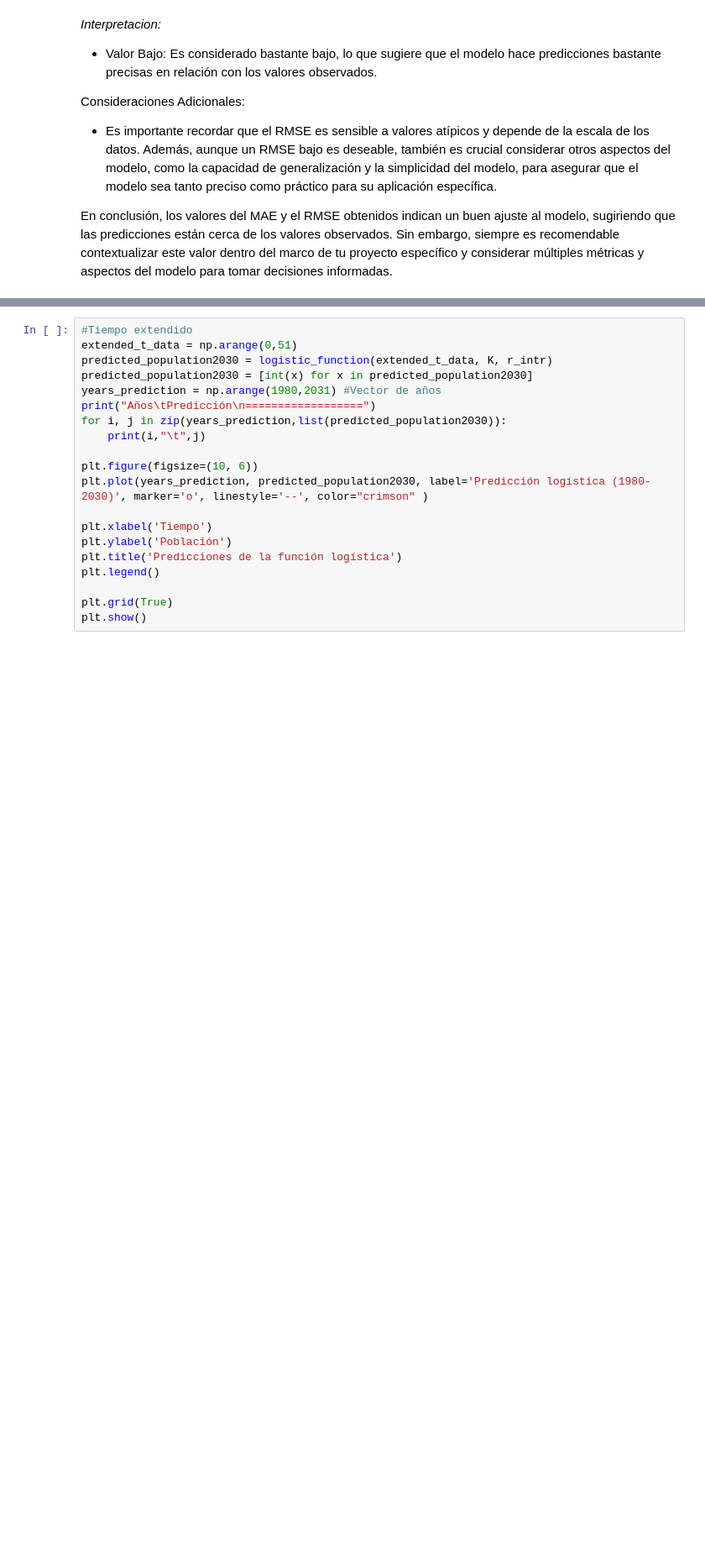
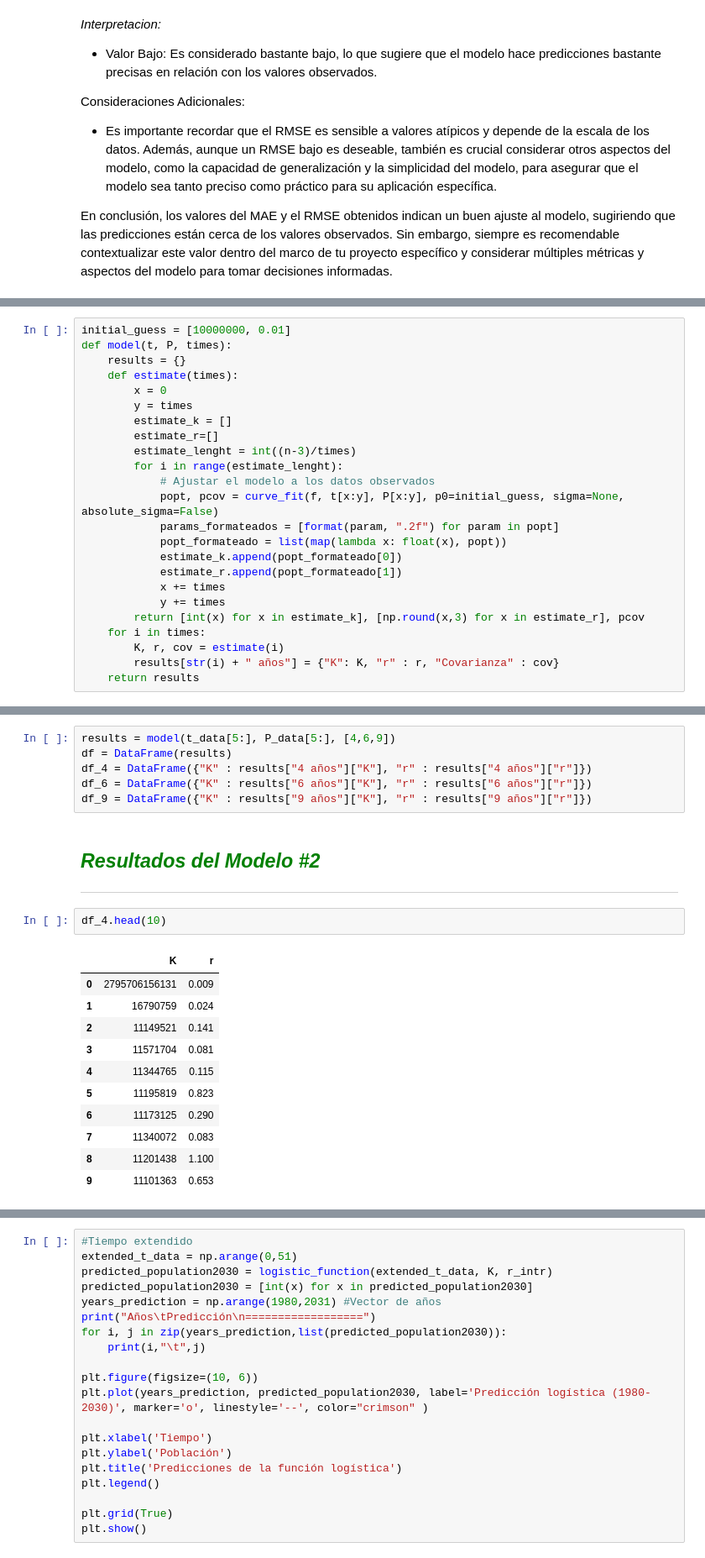
Before and after one commit to LFrench03/Modelo-de-Crecimiento-Poblacional, a Jupyter notebook: modelo.ipynb, the cells around one changed output, grey strips where cells are left out. Shown at 84% size. Cells and saved outputs as stored; diff of their text form; blank space fills up the shorter version.

```diff
--- a/modelo.ipynb
+++ b/modelo.ipynb
@@ -185 +189,25 @@ En conclusión, los valores del MAE y el RMSE obtenidos indican un buen ajuste a
+# %%
+initial_guess = [10000000, 0.01]
+def model(t, P, times):
+    results = {}
+    def estimate(times):
+        x = 0
+        y = times
+        estimate_k = []
+        estimate_r=[]
+        estimate_lenght = int((n-3)/times)
+        for i in range(estimate_lenght):
+            # Ajustar el modelo a los datos observados
+            popt, pcov = curve_fit(f, t[x:y], P[x:y], p0=initial_guess, sigma=None, absolute_sigma=False)
+            params_formateados = [format(param, ".2f") for param in popt]
+            popt_formateado = list(map(lambda x: float(x), popt))
+            estimate_k.append(popt_formateado[0])
+            estimate_r.append(popt_formateado[1])
+            x += times
+            y += times
+        return [int(x) for x in estimate_k], [np.round(x,3) for x in estimate_r], pcov
+    for i in times:
+        K, r, cov = estimate(i)
+        results[str(i) + " años"] = {"K": K, "r" : r, "Covarianza" : cov}
+    return results
 # %% [markdown]
@@ -187,0 +269,23 @@ En conclusión, los valores del MAE y el RMSE obtenidos indican un buen ajuste a
+# %%
+results = model(t_data[5:], P_data[5:], [4,6,9])
+df = DataFrame(results)
+df_4 = DataFrame({"K" : results["4 años"]["K"], "r" : results["4 años"]["r"]})
+df_6 = DataFrame({"K" : results["6 años"]["K"], "r" : results["6 años"]["r"]})
+df_9 = DataFrame({"K" : results["9 años"]["K"], "r" : results["9 años"]["r"]})
+# %% [markdown]
+## <l style= "text-align: center"><p style= "color: green">*Resultados del Modelo #2*</p></l>
+---
+# %%
+df_4.head(10)
+# %% [output]
+|  | K | r |
+| 0 | 2795706156131 | 0.009 |
+| 1 | 16790759 | 0.024 |
+| 2 | 11149521 | 0.141 |
+| 3 | 11571704 | 0.081 |
+| 4 | 11344765 | 0.115 |
+| 5 | 11195819 | 0.823 |
+| 6 | 11173125 | 0.290 |
+| 7 | 11340072 | 0.083 |
+| 8 | 11201438 | 1.100 |
+| 9 | 11101363 | 0.653 |
```
Also changed, not shown: parts of 15 cells of this notebook.
